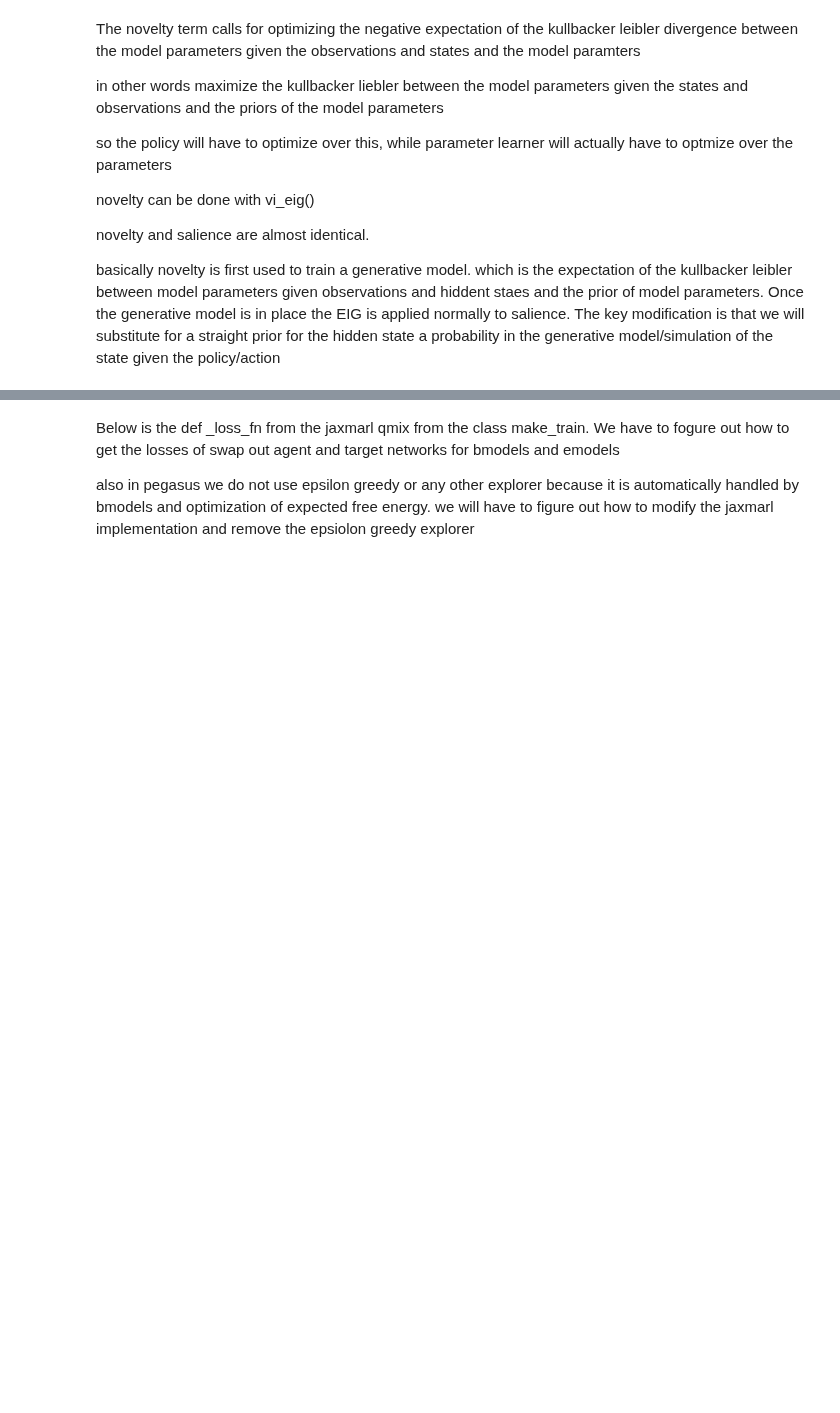
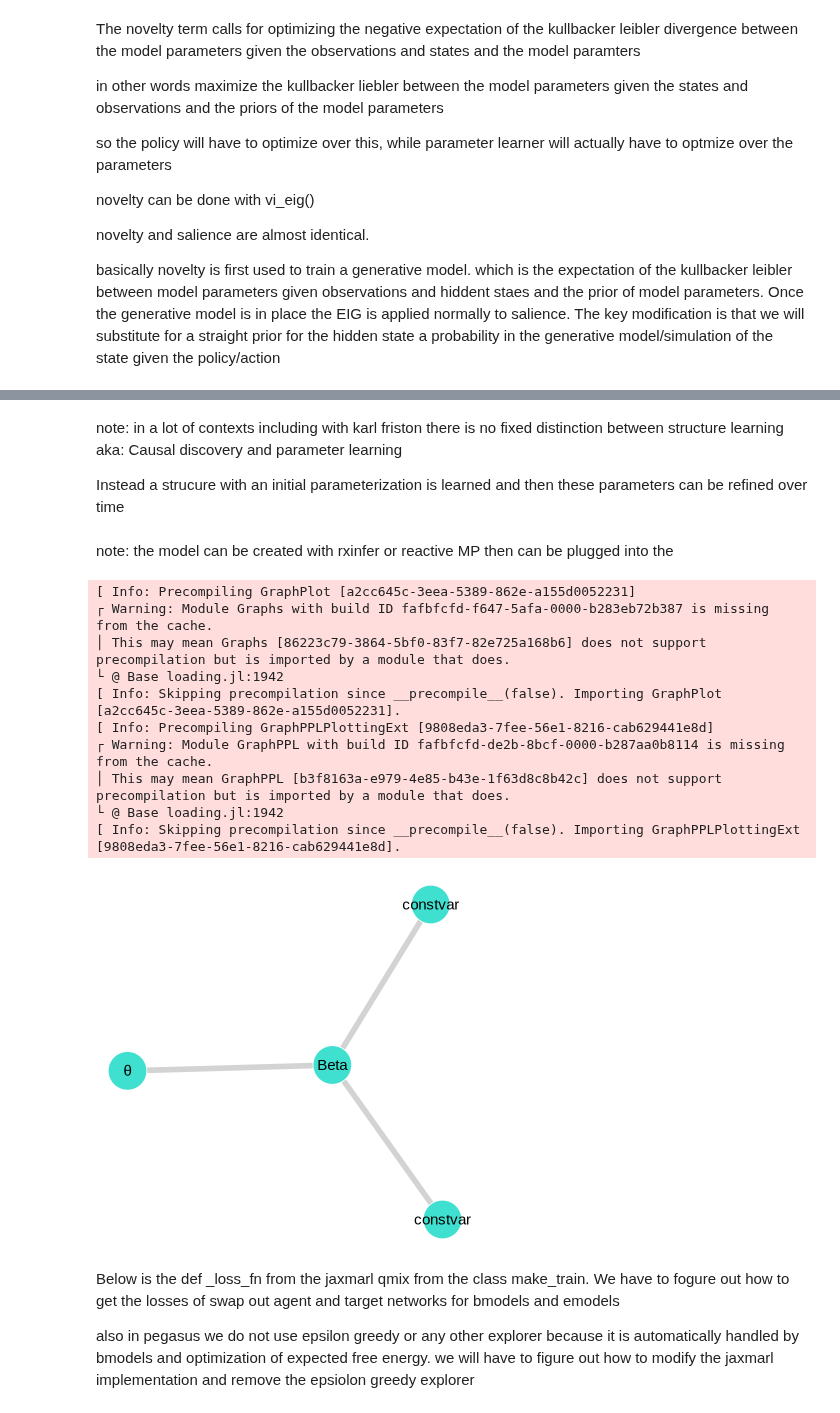
Before and after one commit to lordfiftyfive/SpecialProjects, a Jupyter notebook: Pegasuslin4.ipynb, the cells around one changed output, grey strips where cells are left out. Cells and saved outputs as stored; diff of their text form; code cells hidden in the pictures; blank space fills up the shorter version.

```diff
--- a/Pegasuslin4.ipynb
+++ b/Pegasuslin4.ipynb
@@ -1064,0 +1187,7 @@ model2*likelihoods/model1*likelihoods
+# %% [markdown]
+note: in a lot of contexts including with karl friston there is no fixed distinction between structure learning aka: Causal discovery and
+parameter learning
+
+Instead a strucure with an initial parameterization is learned and then these parameters can be refined over time
+# %% [markdown]
+note: the model can be created with rxinfer or reactive MP then can be plugged into the
@@ -1064,0 +1196,22 @@ model2*likelihoods/model1*likelihoods
+# %%
+
+jl.seval("data_for_x = [ 1.0, 0.0, 0.0, 1.0 ]")
+jl.seval("model = GraphPPL.create_model(coin_toss())do model,context return(;x = GraphPPL.datalabel(model, context, GraphPPL.NodeCreationOptions(kind = GraphPPL.VariableKindData), :x, data_for_x))end")
+
+#RxInfer.ReactiveMPGraphPPLBackend
+
+jl.seval("using GraphPlot, Cairo")
+jl.seval("GraphPlot.gplot(model)")
+#
+# %% [output]
+[ Info: Precompiling GraphPlot [a2cc645c-3eea-5389-862e-a155d0052231]
+┌ Warning: Module Graphs with build ID fafbfcfd-f647-5afa-0000-b283eb72b387 is missing from the cache.
+│ This may mean Graphs [86223c79-3864-5bf0-83f7-82e725a168b6] does not support precompilation but is imported by a module that does.
+└ @ Base loading.jl:1942
+[ Info: Skipping precompilation since __precompile__(false). Importing GraphPlot [a2cc645c-3eea-5389-862e-a155d0052231].
+[ Info: Precompiling GraphPPLPlottingExt [9808eda3-7fee-56e1-8216-cab629441e8d]
+┌ Warning: Module GraphPPL with build ID fafbfcfd-de2b-8bcf-0000-b287aa0b8114 is missing from the cache.
+│ This may mean GraphPPL [b3f8163a-e979-4e85-b43e-1f63d8c8b42c] does not support precompilation but is imported by a module that does.
+└ @ Base loading.jl:1942
+[ Info: Skipping precompilation since __precompile__(false). Importing GraphPPLPlottingExt [9808eda3-7fee-56e1-8216-cab629441e8d].
+[figure, added]
```
Also changed, not shown: parts of 17 cells of this notebook.
